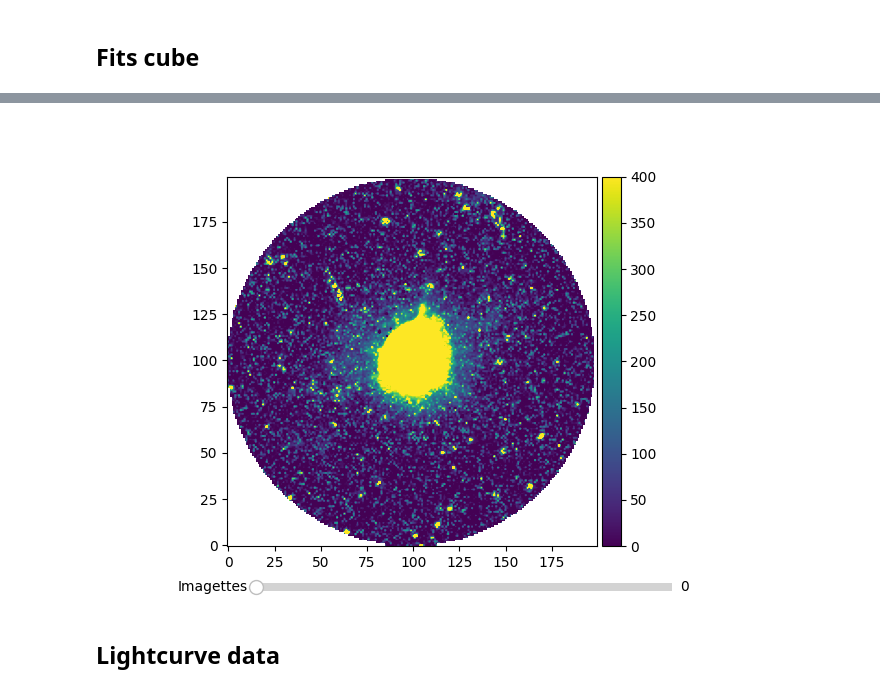
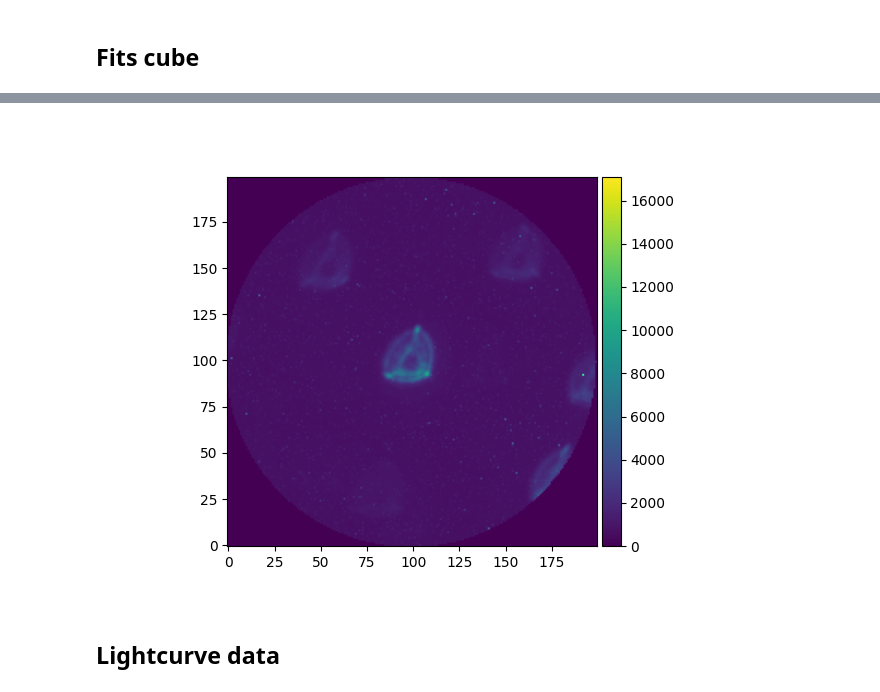
Before and after one commit to luisepevestorff/CheopsCosmics, a Jupyter notebook: Cheops_Cosmic_Clean.ipynb, the cells around one changed output, grey strips where cells are left out. Cells and saved outputs as stored; diff of their text form; code cells hidden in the pictures.

```diff
--- a/Cheops_Cosmic_Clean.ipynb
+++ b/Cheops_Cosmic_Clean.ipynb
@@ -29,7 +40,7 @@ cube_raw.close()
 # %% [markdown]
 ## Fits cube
 # %%
-cube = fits.open('Data/visits/CH_PR149000_TG012001_TU2023-12-14T20-44-29_SCI_COR_SubArray_V0300.fits')
+cube = fits.open('Data/visits/Dace/CH_PR149000_TG008901_TU2024-01-13T03-18-13_SCI_RAW_SubArray_V0300.fits')
 cube.info()
 
 SubArray = cube[1].data
@@ -51,19 +55,19 @@ fig, ax = plt.subplots()
 divider = make_axes_locatable(ax)
 cax = divider.append_axes('right', size='5%', pad=0.05)
 
-im = ax.imshow(SubArray[39,:,:],vmin=0, vmax=400)
+im = ax.imshow(SubArray[0,:,:])
 fig.colorbar(im, cax=cax, orientation='vertical' )
 ax.invert_yaxis()
 
-
+'''
 axslider = plt.axes([0.25, 0.01, 0.65, 0.03])
-slider = Slider(axslider, 'Imagettes', 0, 148, valstep=1)
+slider = Slider(axslider, 'Imagettes', 0, 552, valstep=1)
 
 def update(val):
     array = SubArray[val,:,:]
     ax.imshow(array)
     ax.invert_yaxis()
-
+'''
 
 '''
 axbutton_next = plt.axes([0.85, 0.1, 0.1, 0.05])
@@ -81,36 +85,36 @@ def next(val):
 
 def previous(val):
     pos = slider.val
     slider.set_value(SubArray[pos-1,:,:])
     ax.imshow(array).canvas.draw_idle()
     ax.invert_yaxis()
 
 
 class Index:
     index = 0
     def next(self, event):
         self.index += 1
         i = self.index % 148
         array = SubArray[i,:,:]
         ax.imshow(array)
         ax.invert_yaxis()
 
     def previous(val):
         self.index -= 1
         i = self.index % 148
         array = SubArray[i,:,:]
         ax.imshow(array)
         ax.invert_yaxis()
 
 callback = Index()
 button_next.on_clicked(callback.next)
 button_prev.on_clicked(callback.previous)
 '''
-slider.on_changed(update)
+#slider.on_changed(update)
 plt.show()
-#plt.savefig("Cheops_w_cosmics.png")
+#plt.savefig("Cheops_w_cosmics.png") 133 202 312 495 435
 # %% [output]
-[figure, old version]
+[figure, new version]
 # %%
 plt.close()
 # %% [markdown]
```
Also changed, not shown: parts of 14 cells of this notebook, 13 other files.
